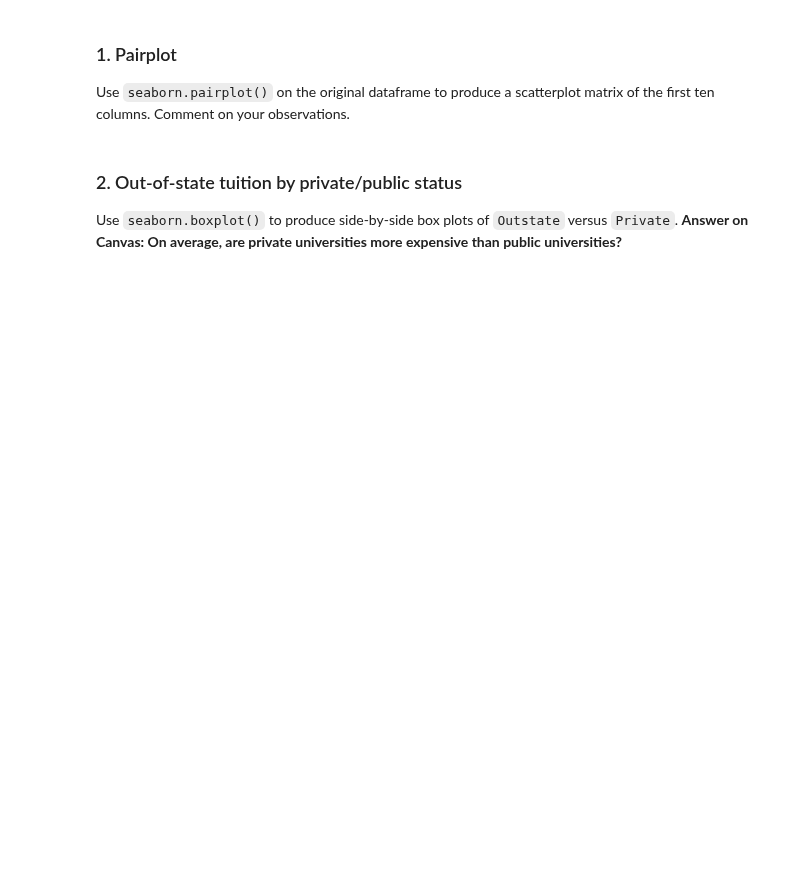
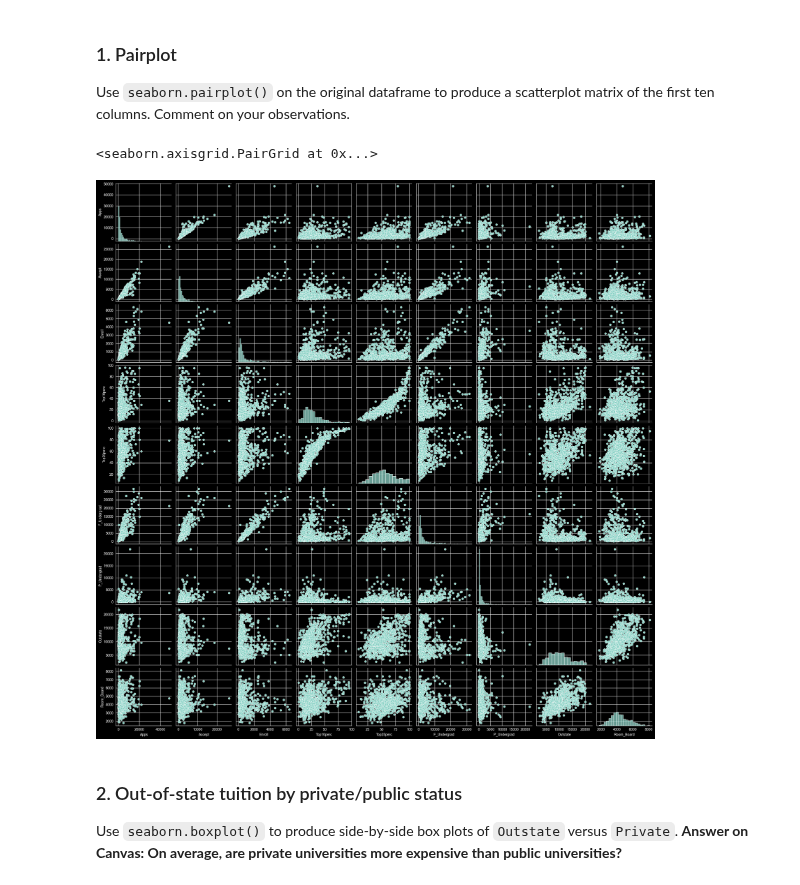
Before and after one commit to fuadh246/ese-5410, a Jupyter notebook: homework/project_2/project2_student_template.ipynb, the cells around one changed output. Saved outputs shown, nothing was run; the diff lists cells and outputs as text; code cells hidden in the pictures; blank space fills up the shorter version.

```diff
--- a/homework/project_2/project2_student_template.ipynb
+++ b/homework/project_2/project2_student_template.ipynb
@@ -210,8 +222,10 @@ college.head()
 ### 1. Pairplot
 Use `seaborn.pairplot()` on the original dataframe to produce a scatterplot matrix of the first ten columns. Comment on your observations.
 # %%
-# YOUR CODE HERE
-raise NotImplementedError
+sns.pairplot(college.iloc[:, :10])
+# %% [output]
+<seaborn.axisgrid.PairGrid at 0x...>
+[figure, added]
 # %% [markdown]
 ### 2. Out-of-state tuition by private/public status
 Use `seaborn.boxplot()` to produce side-by-side box plots of `Outstate` versus `Private`. **Answer on Canvas: On average, are private universities more expensive than public universities?**
```
Also changed, not shown: parts of 38 cells of this notebook.
